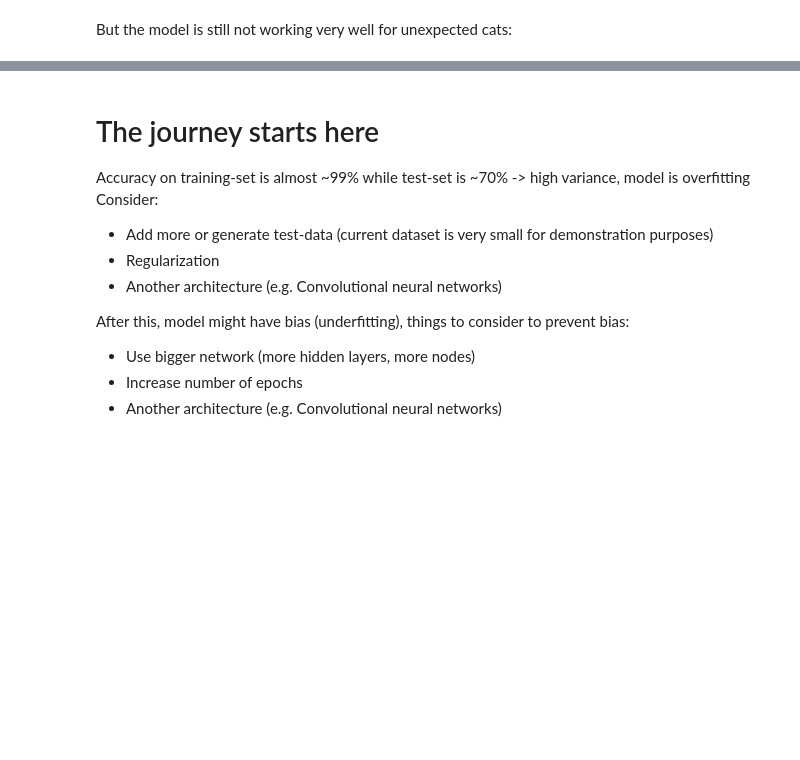
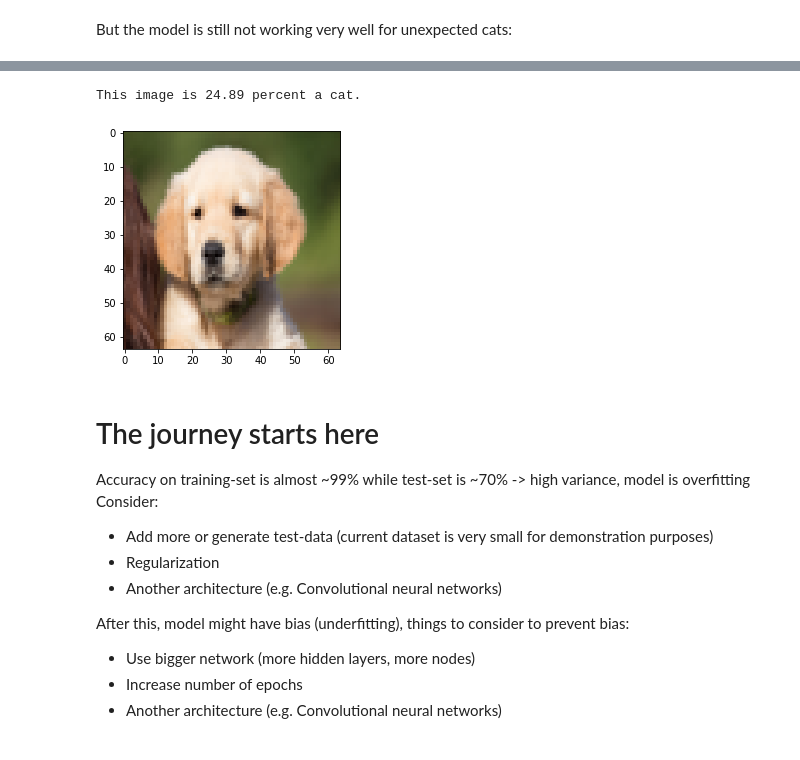
Before and after one commit to Luke31/keraskitten, a Jupyter notebook: notebooks/keras_kitten.ipynb, the cells around one changed output, grey strips where cells are left out. Drawn from its saved outputs; the diff is of its cells as text; code cells hidden in the pictures; blank space fills up the shorter version.

```diff
--- a/notebooks/keras_kitten.ipynb
+++ b/notebooks/keras_kitten.ipynb
@@ -159,4 +162,11 @@ This image is 60.22 percent a cat.
 [figure]
+# %%
+image="images/dog.jpg"
+plot_image(image)
+predict_image(image)
+# %% [output]
+This image is 24.89 percent a cat.
+[figure, added]
 # %% [markdown]
 # The journey starts here
 Accuracy on training-set is almost ~99% while test-set is ~70% -> high variance, model is overfitting
```
Also changed, not shown: parts of 5 cells of this notebook, 1 other file.
